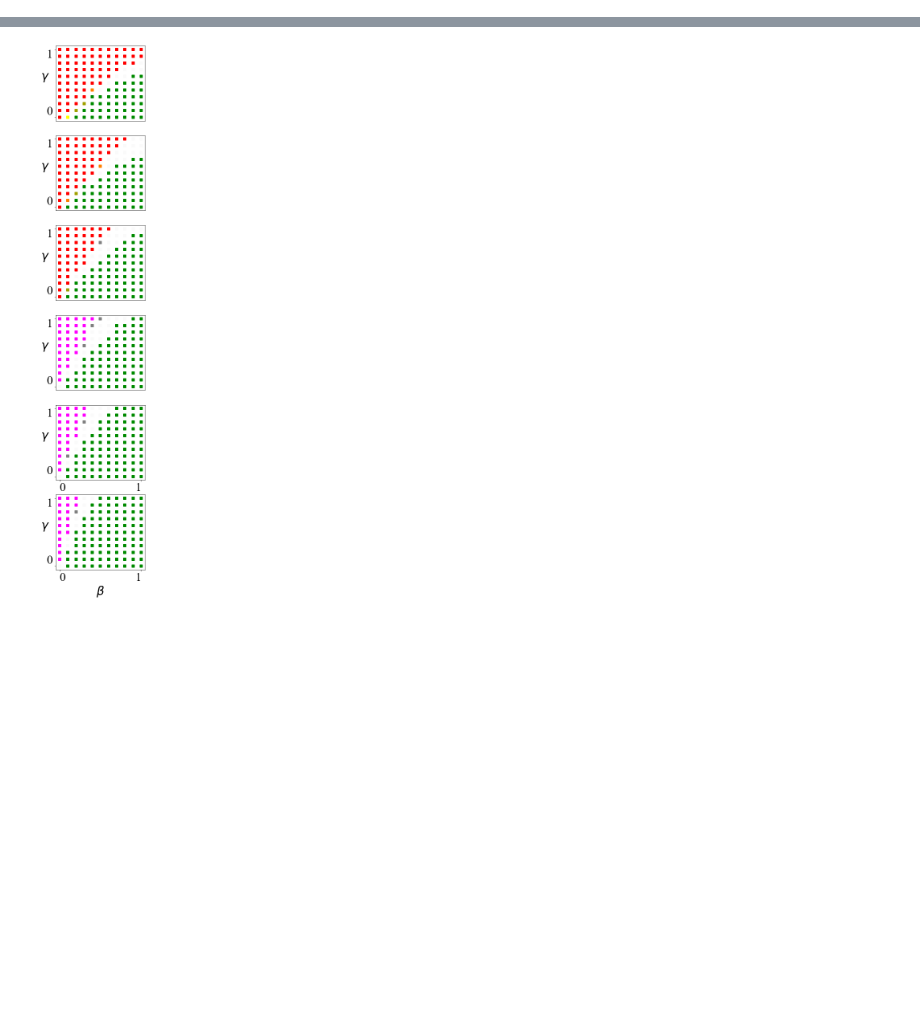
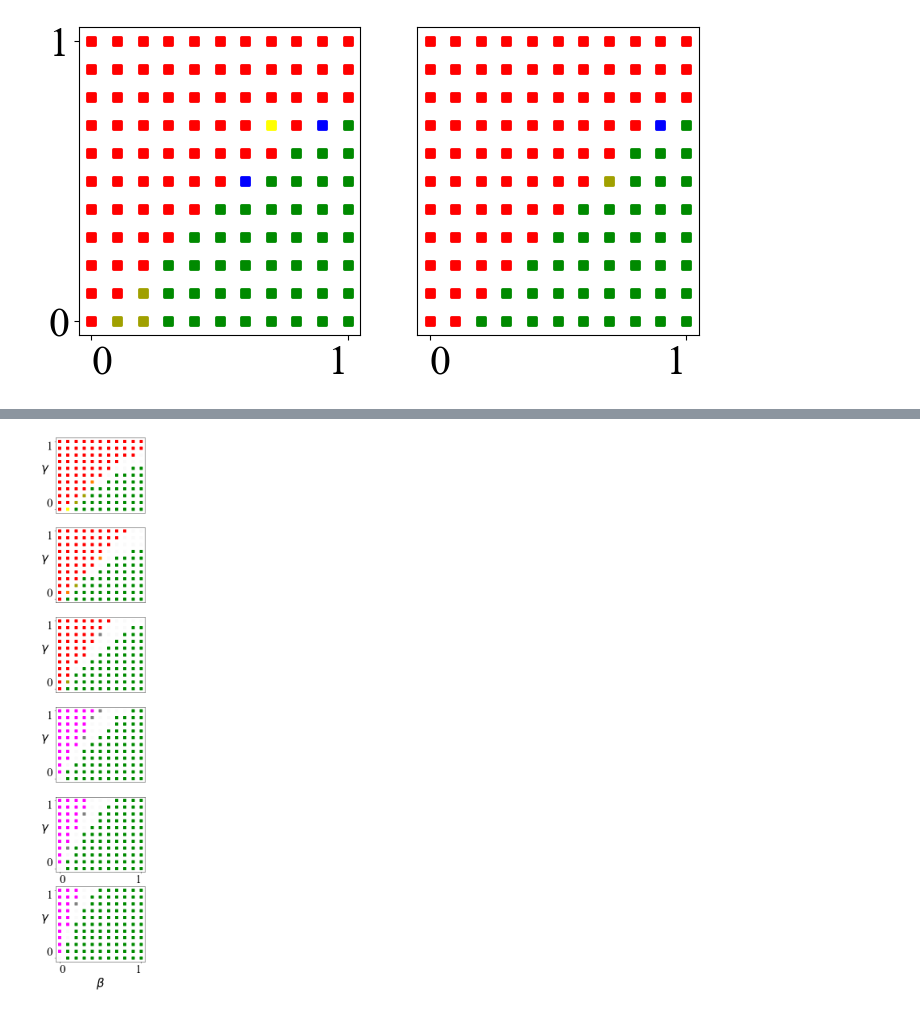
Before and after one commit to artermi/Norm_Enforcement_2024, a Jupyter notebook: Show_SixDim.ipynb, the cells around one changed output, grey strips where cells are left out. Cells and saved outputs as stored; diff of their text form; code cells hidden in the pictures; blank space fills up the shorter version.

```diff
--- a/Show_SixDim.ipynb
+++ b/Show_SixDim.ipynb
@@ -44,7 +44,7 @@ Data3 = para_data(file_name3)
 def one_graph(Data,others, pinfo,need_x = True,need_y =True, xinfo = '', yinfo = ''):
     Labels = [r'$r$', r'$\beta$',r'$\gamma$']
     Colors = [[],[1,0,0],[0,0,1],[1,0,1],[0,0,0],[180/255,0,0],[0,0,0.5],[0.5,0,0.5],[1,1,0]
-                ,[1,0.5,0],[0,1,0],[0.5,0.5,0.5],[160/255,160/255,0],[180/255,80/255,0],[0,138/255, 0],[0.98,0.98,0.98]]
+                ,[1,0.5,0],[0,1,0],[0.5,0.5,0.5],[160/255,160/255,0],[180/255,80/255,0],[0,138/255, 0],[0,0,1]]
     #D = 1
     #C = 10 2
     #TD = 100 4//P1
@@ -95,9 +95,11 @@ def one_graph(Data,others, pinfo,need_x = True,need_y =True, xinfo = '', yinfo =
         pinfo.set_yticklabels([0,1])
 
         low,up = pinfo.get_yticklabels()[0], pinfo.get_yticklabels()[1]
-        low.set_va('bottom')
-        up.set_va('top')
-        pinfo.set_ylabel( Labels[two_dim[1]], rotation = 0)
+        #low.set_va('bottom')
+        #up.set_va('top')
+        #pinfo.set_ylabel( Labels[two_dim[1]], rotation = 0)
+    else:
+        pinfo.set_yticks([])
 
     if need_x:
         pinfo.set_xticks([0,1])
@@ -105,6 +107,23 @@ def one_graph(Data,others, pinfo,need_x = True,need_y =True, xinfo = '', yinfo =
         left,right = pinfo.get_xticklabels()[0], pinfo.get_xticklabels()[1]
         left.set_ha('left')
         right.set_ha('right')
-        pinfo.set_xlabel( Labels[two_dim[0]], rotation = 0)
+        #pinfo.set_xlabel( Labels[two_dim[0]], rotation = 0)
+        #pinfo.xaxis.set_label_coords(.5, -0.1)
     else:
         pinfo.set_xticks([])
+# %%
+#I need to generate new_all_m2. Which file it is? 0509
+file_name4 = 'mod_0_patent.dat'
+Data_here = para_data(file_name4)
+file_name4 = 'mod_1_patent.dat'
+Data_here2 = para_data(file_name4)
+
+
+plt.rcParams["figure.figsize"] = (8,4)
+fig, axs = plt.subplots(1,2)
+one_graph(Data_here,[2.5,-1,-1],axs[0],True,True)
+one_graph(Data_here2,[2.5,-1,-1],axs[1],True,False)
+
+plt.savefig('Fig1_a.png', dpi=200)
+# %% [output]
+[figure, added]
```
Also changed, not shown: parts of 1 cell of this notebook, 13 other files.
